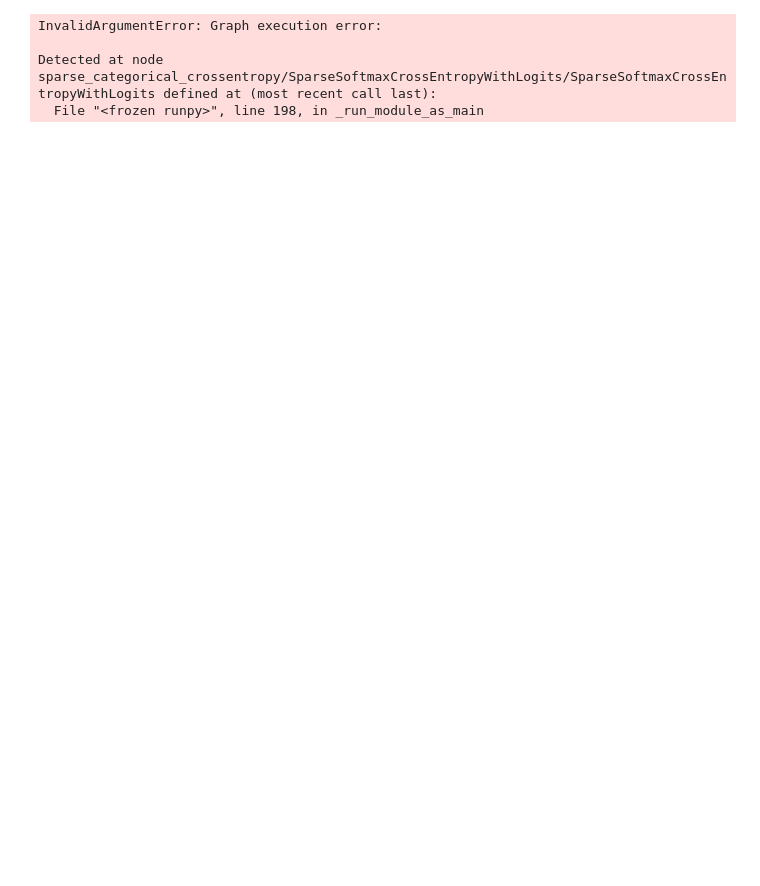
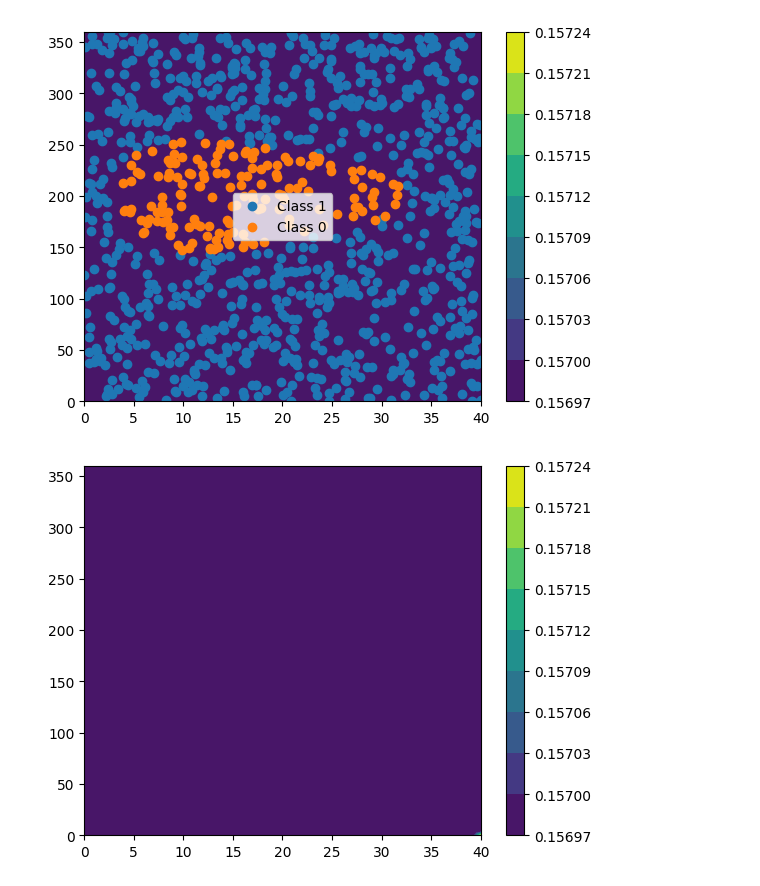
Before and after one commit to Jansenpapworth/Machine-Learning, a Jupyter notebook: Tutorial 10/Slip.ipynb, the cells around one changed output. Saved outputs shown, nothing was run; the diff lists cells and outputs as text; code cells hidden in the pictures; blank space fills up the shorter version.

```diff
--- a/Tutorial 10/Slip.ipynb
+++ b/Tutorial 10/Slip.ipynb
@@ -28,27 +28,24 @@ slips = np.array(df['slips'][:])
 
 ## combine these parameters into a single variable
 X = np.column_stack((f2, f2ang))
-Yt = np.array(df['slips'][:]) # classes
+y = np.array(df['slips'][:]) # classes
 
 scaler = StandardScaler()
 X_scaled = scaler.fit_transform(X)
 # %%
-# Build the model
+# set up the sequential neural network
 model = Sequential()
 
-# Set up the layers
-model.add(Dense(units=4, activation='tanh', input_shape=(2,)))
-model.add(Dense(units=4, activation='tanh'))
-model.add(Dense(units=4, activation='tanh'))
+# add the layers
+model.add(Dense(units=4, activation = 'tanh', input_dim=2))
+model.add(Dense(units=4,activation='relu'))
+model.add(Dense(units=2,activation='softmax'))
 
-model.add(Dense(units=1, activation='sigmoid'))  # Use 'sigmoid' for binary classification
+model.compile(loss='categorical_crossentropy',optimizer='sgd')
 
-opt = Adam(learning_rate=0.001)
+y_binary = to_categorical(y)
 
-model.compile(optimizer='adam',loss='sparse_categorical_crossentropy',metrics=['accuracy'])
-
-# Input the data
-model.fit(X_scaled, Yt, epochs=500, batch_size=32)
+model.fit(X,y_binary, epochs=1200,batch_size=32)
 
 npt = 100
 Xgrid, x1line, x2line = gen_sample_grid(npt, 40, 360)
@@ -56,6 +53,41 @@ Xgrid, x1line, x2line = gen_sample_grid(npt, 40, 360)
 # Predict the model onto Xgrid
 predicted_grid = model.predict(Xgrid)
 predicted_grid = np.reshape(predicted_grid[:, 0], [npt, npt])
+# Set up the sequential neural network
+model = Sequential()
+
+# Add the layers
+model.add(Dense(units=4, activation='relu', input_dim=2))
+model.add(Dense(units=4, activation='relu'))
+model.add(Dense(units=2, activation='softmax'))
+
+# Compile the model
+model.compile(loss='categorical_crossentropy', optimizer='sgd', metrics=['accuracy'])
+
+# Normalize input data if needed
+# X = normalize_data(X)
+
+# Convert labels to categorical
+y_binary = to_categorical(y)
+
+# Fit the model
+model.fit(X, y_binary, epochs=100, batch_size=32)
+
+# Generate grid and make predictions
+npt = 100
+Xgrid, x1line, x2line = gen_sample_grid(npt, 40, 360)
+
+# Predict the model onto Xgrid
+predicted_grid = model.predict(Xgrid)
+predicted_grid = np.reshape(predicted_grid[:, 0], [npt, npt])
+
+# Plot the results
+plt.contourf(x1line, x2line, predicted_grid, cmap='viridis')
+plt.colorbar()
+plt.scatter(X[Yt == 1, 0], X[Yt == 1, 1], label='Class 1')
+plt.scatter(X[Yt == 0, 0], X[Yt == 0, 1], label='Class 0')
+plt.legend()
+plt.show()
 
 plt.contourf(x1line, x2line, predicted_grid, cmap='viridis')
 plt.colorbar()
@@ -67,4 +115,2 @@ Epoch 1/500
-InvalidArgumentError: Graph execution error:
-
-Detected at node sparse_categorical_crossentropy/SparseSoftmaxCrossEntropyWithLogits/SparseSoftmaxCrossEntropyWithLogits defined at (most recent call last):
-  File "<frozen runpy>", line 198, in _run_module_as_main
+[figure, added]
+[figure, added]
```
Also changed, not shown: parts of 1 cell of this notebook, 3 other files.
